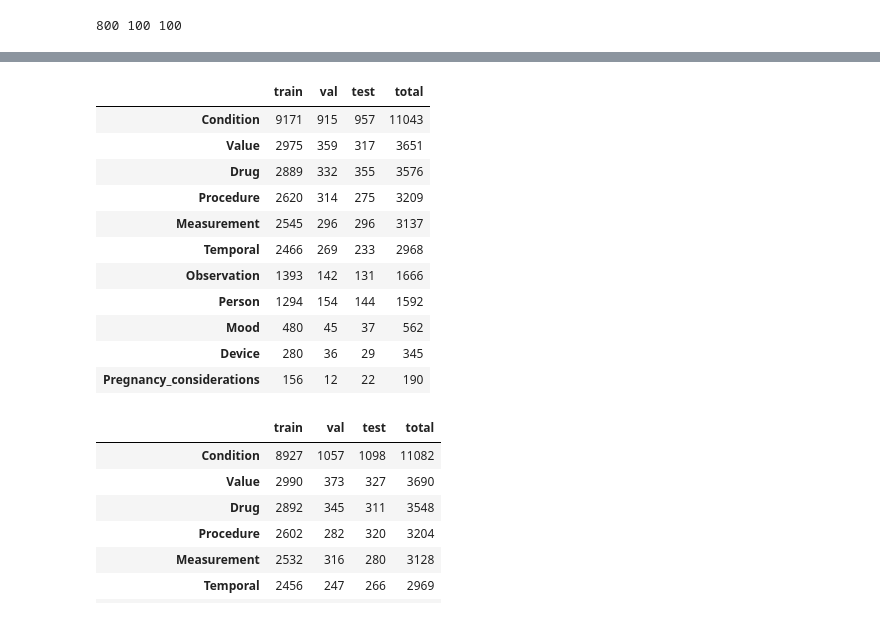
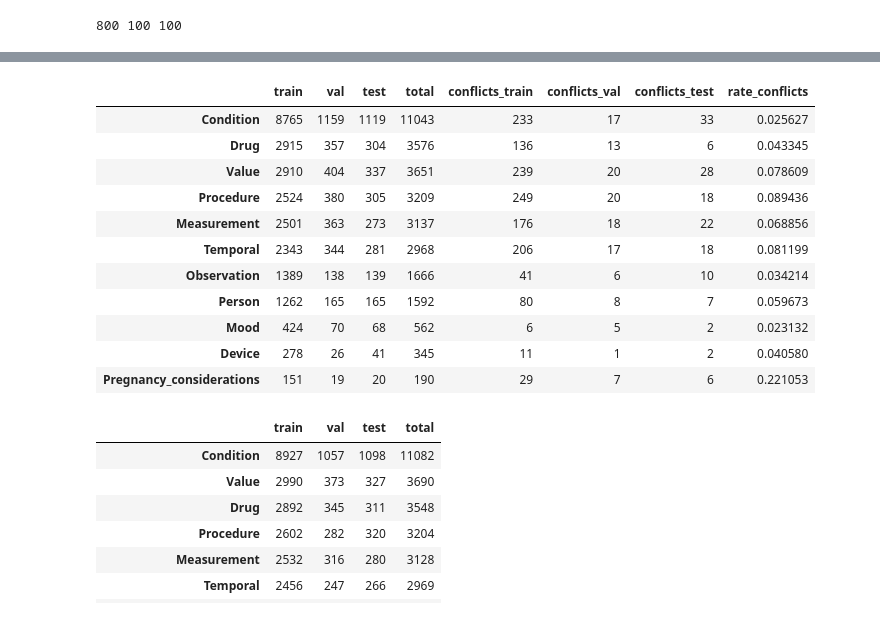
Before and after one commit to jlopetegui98/NER-ClinicalTrials-Eligibility-Criteria, a Jupyter notebook: DataAnalysis/data_processing.ipynb, the cells around one changed output, grey strips where cells are left out. Drawn from its saved outputs; the diff is of its cells as text; code cells hidden in the pictures.

Commit message:
add: analysis of conflicts between entities

```diff
--- a/DataAnalysis/data_processing.ipynb
+++ b/DataAnalysis/data_processing.ipynb
@@ -326,6 +308,7 @@ def filter_valid_entities(entities, selected_entities):
     :return: list of selected entities
     """
 
+    entities_conflict = {key: {key_: 0 for key_ in selected_entities} for key in selected_entities}
     current_entities = []
     entities.sort(key = lambda x: (x[1], x[2])) # sort the entities by the start index
     last_index_valid = 0
@@ -339,11 +322,15 @@ def filter_valid_entities(entities, selected_entities):
         if entities[i][0] not in selected_entities:
             continue
         if entities[i][1] < last_valid[2]:
+            entities_conflict[entities[i][0]][last_valid[0]] += 1
+            entities_conflict[last_valid[0]][entities[i][0]] += 1
             if entities[i][2] - entities[i][1] > last_valid[2] - last_valid[1]:
                 last_valid = entities[i]
                 current_entities[-1] = entities[i]
                 last_index_valid = i
         elif entities[i][1] == last_valid[2]:
+            entities_conflict[entities[i][0]][last_valid[0]] += 1
+            entities_conflict[last_valid[0]][entities[i][0]] += 1
             new_entity = (last_valid[0], last_valid[1], entities[i][2])
             current_entities[-1] = new_entity
             last_valid = new_entity
@@ -355,7 +342,7 @@ def filter_valid_entities(entities, selected_entities):
 
 
 
-    return current_entities
+    return current_entities, entities_conflict
 
 def save_selected_entities(trials_names, selected_entities, data_path, save_path):
     """
@@ -368,6 +355,7 @@ def save_selected_entities(trials_names, selected_entities, data_path, save_path
         save_path: path to save the data
     """
     dict_selected_entities = {ent: 0 for ent in selected_entities}
+    entities_conflicts = {key: {key_ : 0 for key_ in selected_entities} for key in selected_entities}
     for trial in trials_names:
         for crit in {'inc', 'exc'}:
             with open(os.path.join(data_path, trial + '_' + crit + '.ann'), 'r', encoding='utf-8') as f:
@@ -393,7 +381,10 @@ def save_selected_entities(trials_names, selected_entities, data_path, save_path
                     if end <= start:
                         continue
                     entities.append((entity, start, end))
-            current_entities = filter_valid_entities(entities, selected_entities)
+            current_entities, conflicts = filter_valid_entities(entities, selected_entities)
+            for key, value in conflicts.items():
+                for key_, value_ in value.items():
+                    entities_conflicts[key][key_] += value_
             for ent in current_entities:
                 dict_selected_entities[ent[0]] += 1
                 complete_entities.append(ent[0] + ' ' + str(ent[1]) + ' ' + str(ent[2]) + '\t' + text[ent[1]:ent[2]])
@@ -402,9 +393,9 @@ def save_selected_entities(trials_names, selected_entities, data_path, save_path
                     f.write('T' + str(i) + '\t' + complete_entities[i] + '\n')
             with open(os.path.join(save_path, trial + '_' + crit + '.txt'), 'w+', encoding='utf-8') as f:
                 f.write(text)
-    return dict_selected_entities
+    return dict_selected_entities, entities_conflicts
 
 # save the selected entities for train, val and test
-dict_entites_train = save_selected_entities(train_trials, selected_entities, data_path, train_path)
-dict_entities_val = save_selected_entities(val_trials, selected_entities, data_path, val_path)
-dict_entities_test = save_selected_entities(test_trials, selected_entities, data_path, test_path)
+dict_entites_train, conflicts_train = save_selected_entities(train_trials, selected_entities, data_path, train_path)
+dict_entities_val , conflicts_val = save_selected_entities(val_trials, selected_entities, data_path, val_path)
+dict_entities_test, conflicts_test = save_selected_entities(test_trials, selected_entities, data_path, test_path)
@@ -411,25 +435,29 @@ dict_entities_test = save_selected_entities(test_trials, selected_entities, data
 # %%
 entities_df = pd.DataFrame(columns=['train', 'val', 'test'])
 entities_df['train'] = dict_entites_train.values()
 entities_df['val'] = dict_entities_val.values()
 entities_df['test'] = dict_entities_test.values()
 entities_df['total'] = entities_df['train'] + entities_df['val'] + entities_df['test']
+entities_df['conflicts_train'] = [sum(conf.values()) for conf in conflicts_train.values()]
+entities_df['conflicts_val'] = [sum(conf.values()) for conf in conflicts_val.values()]
+entities_df['conflicts_test'] = [sum(conf.values()) for conf in conflicts_test.values()]
+entities_df['rate_conflicts'] = (entities_df['conflicts_train'] + entities_df['conflicts_val'] + entities_df['conflicts_test']) / entities_df['total']
 entities_df.index = dict_entites_train.keys()
 entities_df.sort_values(by=['train'], ascending=False, inplace=True)
 entities_df
 # %% [output]
-|  | train | val | test | total |
-| Condition | 9171 | 915 | 957 | 11043 |
-| Value | 2975 | 359 | 317 | 3651 |
-| Drug | 2889 | 332 | 355 | 3576 |
-| Procedure | 2620 | 314 | 275 | 3209 |
-| Measurement | 2545 | 296 | 296 | 3137 |
-| Temporal | 2466 | 269 | 233 | 2968 |
-| Observation | 1393 | 142 | 131 | 1666 |
-| Person | 1294 | 154 | 144 | 1592 |
-| Mood | 480 | 45 | 37 | 562 |
-| Device | 280 | 36 | 29 | 345 |
-| Pregnancy_considerations | 156 | 12 | 22 | 190 |
+|  | train | val | test | total | conflicts_train | conflicts_val | conflicts_test | rate_conflicts |
+| Condition | 8765 | 1159 | 1119 | 11043 | 233 | 17 | 33 | 0.025627 |
+| Drug | 2915 | 357 | 304 | 3576 | 136 | 13 | 6 | 0.043345 |
+| Value | 2910 | 404 | 337 | 3651 | 239 | 20 | 28 | 0.078609 |
+| Procedure | 2524 | 380 | 305 | 3209 | 249 | 20 | 18 | 0.089436 |
+| Measurement | 2501 | 363 | 273 | 3137 | 176 | 18 | 22 | 0.068856 |
+| Temporal | 2343 | 344 | 281 | 2968 | 206 | 17 | 18 | 0.081199 |
+| Observation | 1389 | 138 | 139 | 1666 | 41 | 6 | 10 | 0.034214 |
+| Person | 1262 | 165 | 165 | 1592 | 80 | 8 | 7 | 0.059673 |
+| Mood | 424 | 70 | 68 | 562 | 6 | 5 | 2 | 0.023132 |
+| Device | 278 | 26 | 41 | 345 | 11 | 1 | 2 | 0.040580 |
+| Pregnancy_considerations | 151 | 19 | 20 | 190 | 29 | 7 | 6 | 0.221053 |
 # %%
 entities_paper_df = pd.DataFrame(columns=['train', 'val', 'test'])
 entities_paper_df['train'] = [8927, 2990,2892,2602,2532,2456,1381,1239,467,275,160]
```
Also changed, not shown: parts of 11 cells of this notebook.
